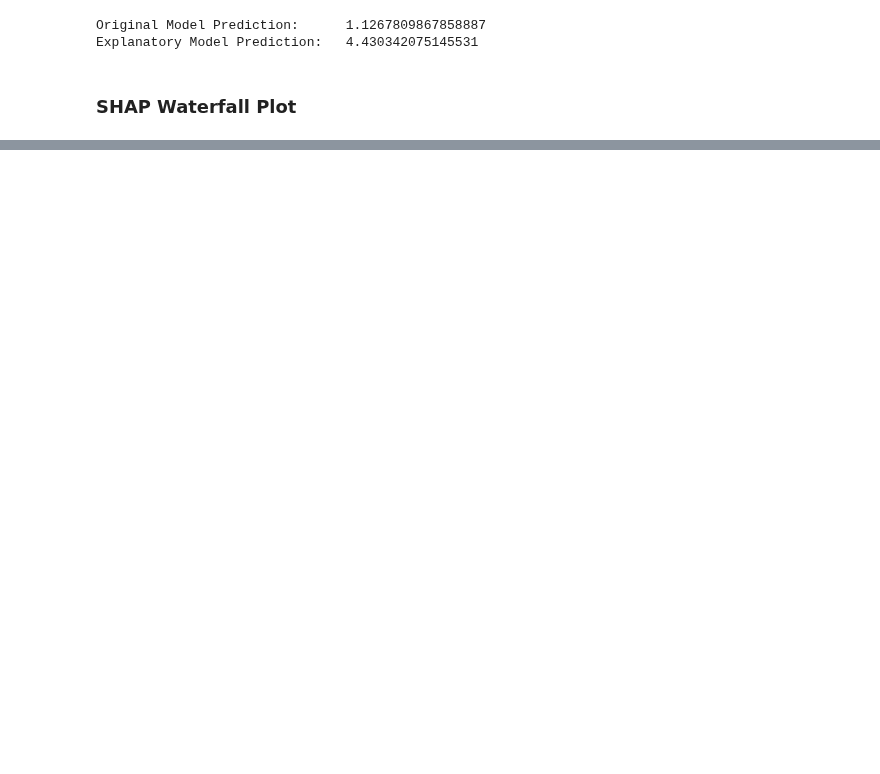
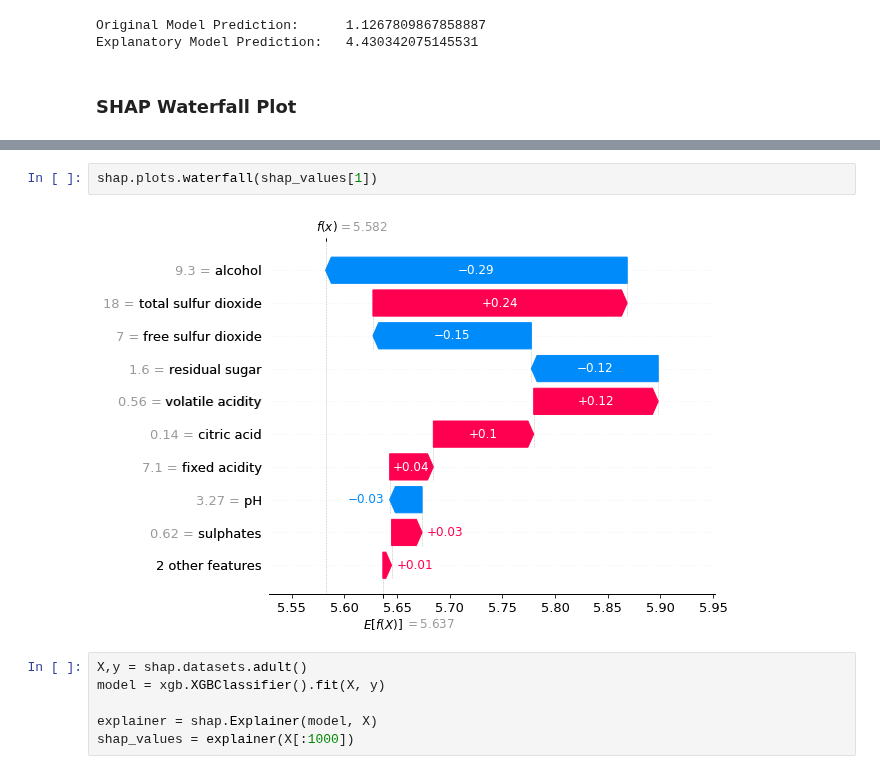
Before and after one commit to rrwabina/RADI608, a Jupyter notebook: Group Readings/Assignment 1/scripts/SHAP Plots.ipynb, the cells around one changed output, grey strips where cells are left out. Drawn from its saved outputs; the diff is of its cells as text; blank space fills up the shorter version.

```diff
--- a/Group Readings/Assignment 1/scripts/SHAP Plots.ipynb
+++ b/Group Readings/Assignment 1/scripts/SHAP Plots.ipynb
@@ -131,0 +169,10 @@ Explanatory Model Prediction:   4.430342075145531
+# %%
+shap.plots.waterfall(shap_values[1])
+# %% [output]
+[figure, added]
+# %%
+X,y = shap.datasets.adult()
+model = xgb.XGBClassifier().fit(X, y)
+
+explainer = shap.Explainer(model, X)
+shap_values = explainer(X[:1000])
```
Also changed, not shown: parts of 9 cells of this notebook, 2 other files.
